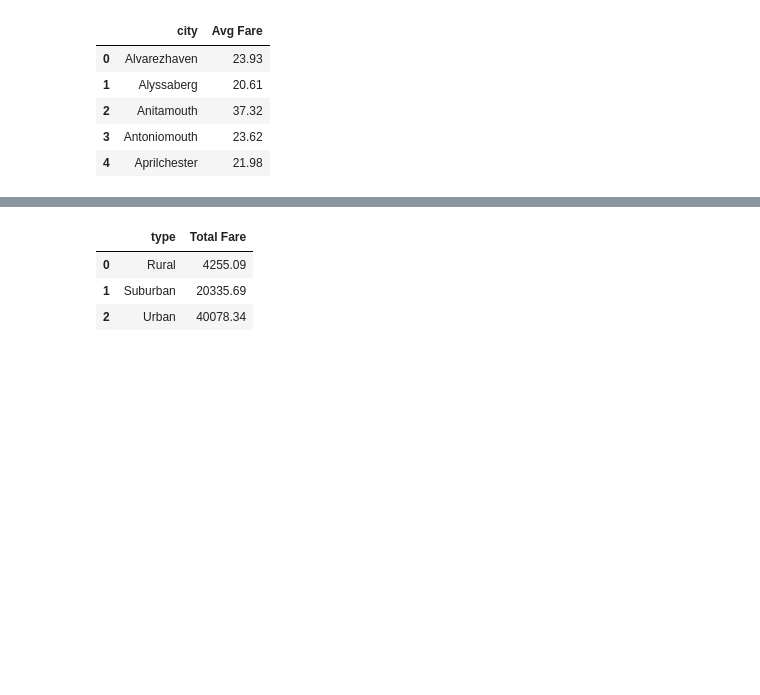
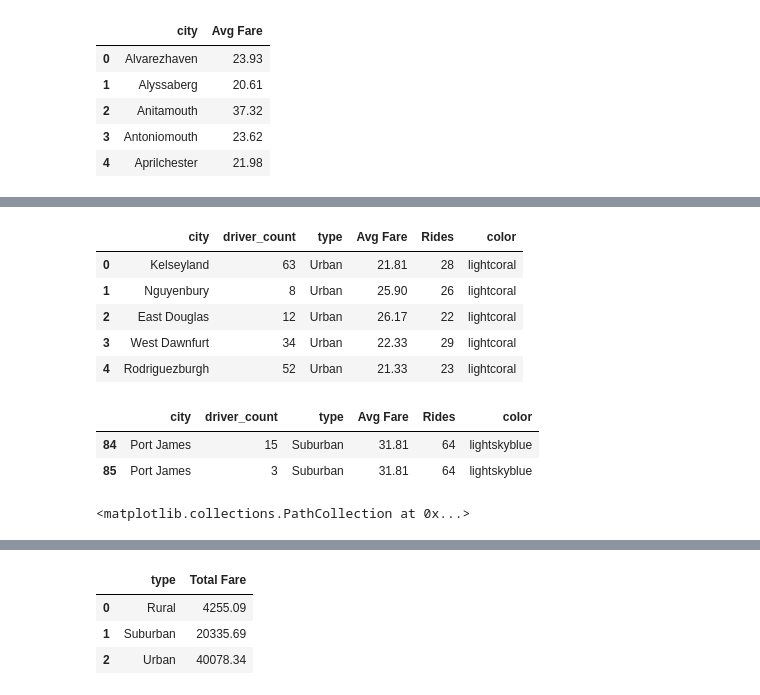
Before and after one commit to ronamadthis/PyCarRide, a Jupyter notebook: PyCar.ipynb, the cells around one changed output, grey strips where cells are left out. Cells and saved outputs as stored; diff of their text form; code cells hidden in the pictures; blank space fills up the shorter version.

```diff
--- a/PyCar.ipynb
+++ b/PyCar.ipynb
@@ -90,0 +97,21 @@ new_df.head()
+# %%
+# Add a new column 'color' for each 'type' category
+combo_df.loc[combo_df["type"]=="Urban","color"]="lightcoral"
+combo_df.loc[combo_df["type"]=="Suburban","color"]="lightskyblue"
+combo_df.loc[combo_df["type"]=="Rural","color"]="gold"
+combo_df.head()
+# %% [output]
+|  | city | driver_count | type | Avg Fare | Rides | color |
+| 0 | Kelseyland | 63 | Urban | 21.81 | 28 | lightcoral |
+| 1 | Nguyenbury | 8 | Urban | 25.90 | 26 | lightcoral |
+| 2 | East Douglas | 12 | Urban | 26.17 | 22 | lightcoral |
+| 3 | West Dawnfurt | 34 | Urban | 22.33 | 29 | lightcoral |
+| 4 | Rodriguezburgh | 52 | Urban | 21.33 | 23 | lightcoral |
+# %%
+# Data on "Port James" city has two rows and seems to be an outlier
+highest=combo_df["Rides"].max()
+combo_df[combo_df["Rides"]==highest]
+# %% [output]
+|  | city | driver_count | type | Avg Fare | Rides | color |
+| 84 | Port James | 15 | Suburban | 31.81 | 64 | lightskyblue |
+| 85 | Port James | 3 | Suburban | 31.81 | 64 | lightskyblue |
@@ -90,0 +139,7 @@ new_df.head()
+# %%
+# Tells matplotlib that we want to make a scatter plot
+# The size of each point on our plot is determined by their x value
+plt.scatter(x_axis, y_axis, marker="o", facecolors=color, edgecolors="k",
+            s=size*3, alpha=0.65)
+# %% [output]
+<matplotlib.collections.PathCollection at 0x...>
```
Also changed, not shown: parts of 24 cells of this notebook.
